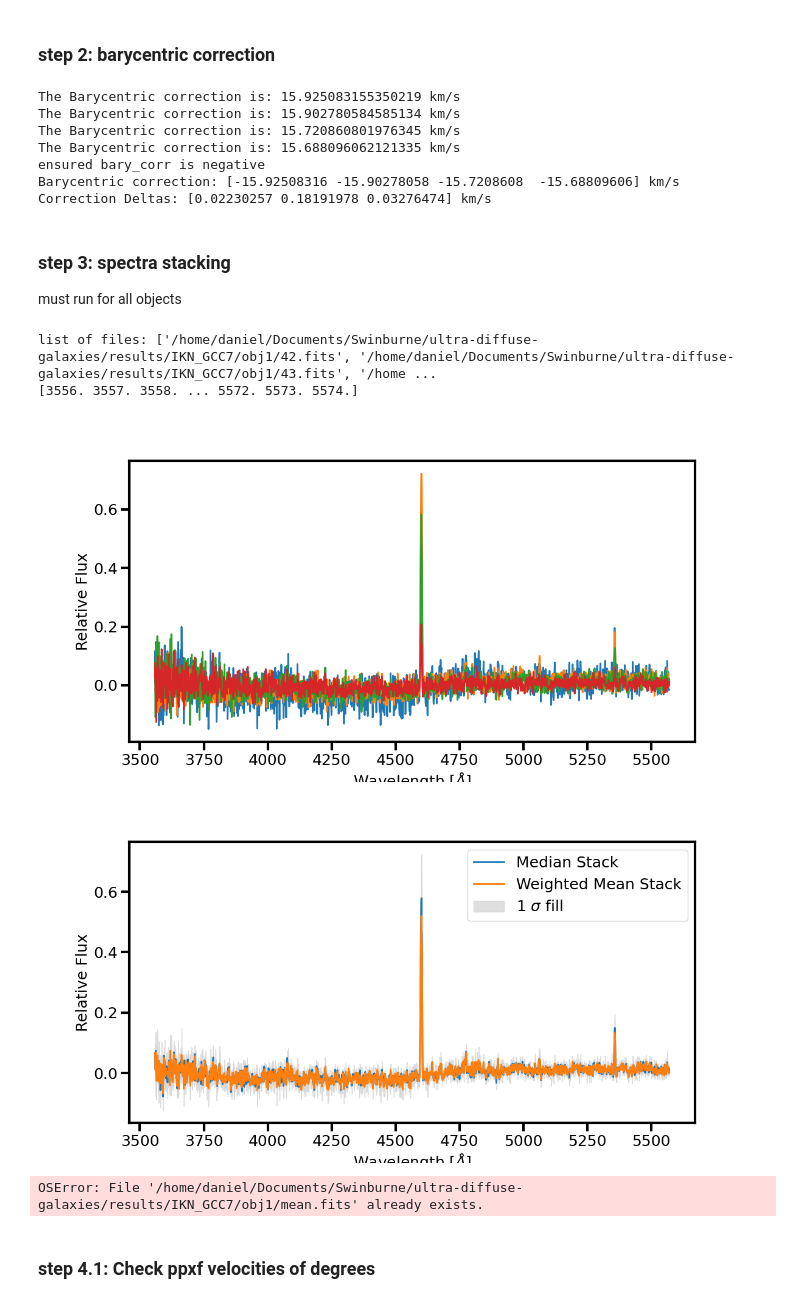
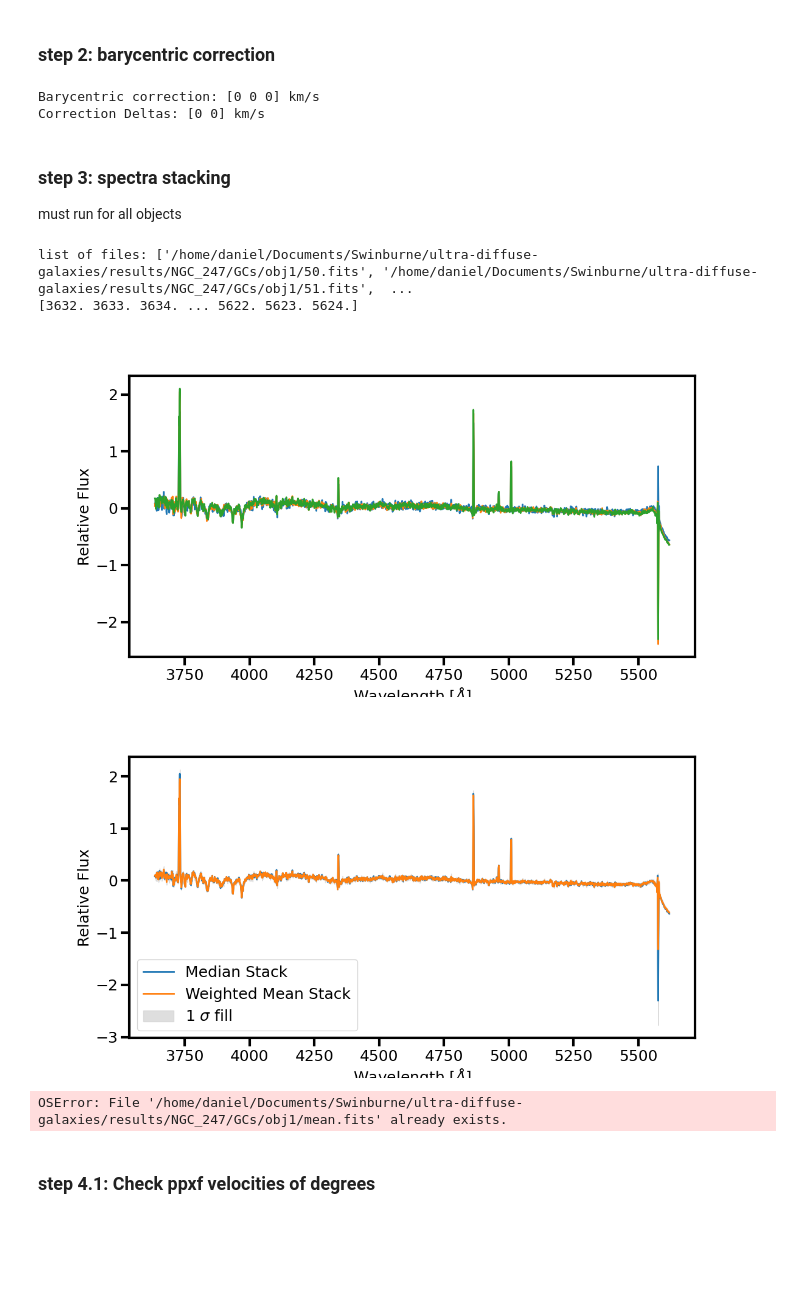
Before and after one commit to daniel-lyon/CAS-Summer-Project, a Jupyter notebook: scripts/main.ipynb, the cells around one changed output. Drawn from its saved outputs; the diff is of its cells as text; code cells hidden in the pictures; blank space fills up the shorter version.

```diff
--- a/scripts/main.ipynb
+++ b/scripts/main.ipynb
@@ -51,12 +52,12 @@ open qfitsview and create `.fits` file for all objects in the cut files
 ### step 2: barycentric correction
 # %%
 """ User inputs """
-s2_file_directory = '/home/daniel/Documents/Swinburne/ultra-diffuse-galaxies/results/IKN_GCC7/obj1/' # path to directory containing spectra
+s2_file_directory = '/home/daniel/Documents/Swinburne/ultra-diffuse-galaxies/results/NGC_247/GCs/obj1/' # path to directory containing spectra
 s2_file_keyword = '[0-9]*.fits' # keyword to find files in directory
-corrections = 'auto' # 'manual' or 'automatic'
+corrections = 'manual' # 'manual' or 'automatic'
 
 if corrections == 'manual':
-    bary_corr = np.array([0]) # Manual barycentric correction in km/s. One number for each file!
+    bary_corr = np.array([0,0,0]) # Manual barycentric correction in km/s. One number for each file!
     # INPUT MANUAL ABOVE ^^^^^^
 else:
     bary_corr = barycentric_correction(s2_file_directory, s2_file_keyword)
@@ -69,32 +70,27 @@ print(f'Barycentric correction: {bary_corr} km/s')
 print(f'Correction Deltas: {np.diff(bary_corr)} km/s')
 plt.close()
 # %% [output]
-The Barycentric correction is: 15.925083155350219 km/s
-The Barycentric correction is: 15.902780584585134 km/s
-The Barycentric correction is: 15.720860801976345 km/s
-The Barycentric correction is: 15.688096062121335 km/s
-ensured bary_corr is negative
-Barycentric correction: [-15.92508316 -15.90278058 -15.7208608  -15.68809606] km/s
-Correction Deltas: [0.02230257 0.18191978 0.03276474] km/s
+Barycentric correction: [0 0 0] km/s
+Correction Deltas: [0 0] km/s
 # %% [markdown]
 ### step 3: spectra stacking
 must run for all objects
 # %%
 """ User inputs """
-s3_file_directory = '/home/daniel/Documents/Swinburne/ultra-diffuse-galaxies/results/IKN_GCC7/obj1/' # path to directory containing spectra
+s3_file_directory = '/home/daniel/Documents/Swinburne/ultra-diffuse-galaxies/results/NGC_247/GCs/obj1/' # path to directory containing spectra
 s3_file_keyword = '[0-9]*.fits' # keyword to find files in directory
 overwrite = False # if True, will overwrite any existing files. Proceed with caution, probably best to set False
 
 plt.close()
 spectra_stack(s3_file_directory, s3_file_keyword, bary_corr, overwrite)
 # plot 1: spectra
 # plot 2: stack
 # %% [output]
-list of files: ['/home/daniel/Documents/Swinburne/ultra-diffuse-galaxies/results/IKN_GCC7/obj1/42.fits', '/home/daniel/Documents/Swinburne/ultra-diffuse-galaxies/results/IKN_GCC7/obj1/43.fits', '/home ...
-[3556. 3557. 3558. ... 5572. 5573. 5574.]
+list of files: ['/home/daniel/Documents/Swinburne/ultra-diffuse-galaxies/results/NGC_247/GCs/obj1/50.fits', '/home/daniel/Documents/Swinburne/ultra-diffuse-galaxies/results/NGC_247/GCs/obj1/51.fits',  ...
+[3632. 3633. 3634. ... 5622. 5623. 5624.]
-[figure, old version]
+[figure, new version]
-[figure, old version]
+[figure, new version]
-OSError: File '/home/daniel/Documents/Swinburne/ultra-diffuse-galaxies/results/IKN_GCC7/obj1/mean.fits' already exists.
+OSError: File '/home/daniel/Documents/Swinburne/ultra-diffuse-galaxies/results/NGC_247/GCs/obj1/mean.fits' already exists.
 # %% [markdown]
 ### step 4.1: Check ppxf velocities of degrees
 # %%
```
Also changed, not shown: parts of 3 cells of this notebook, 21 other files.
